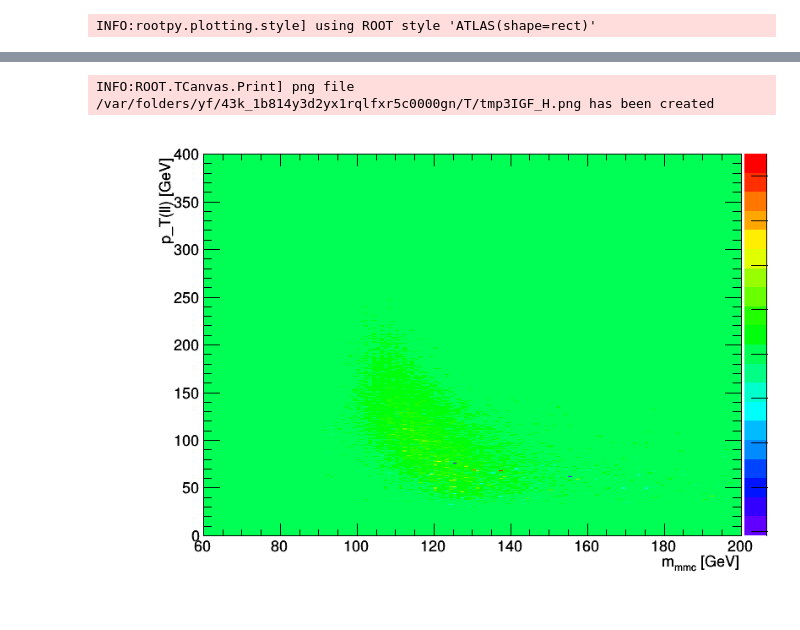
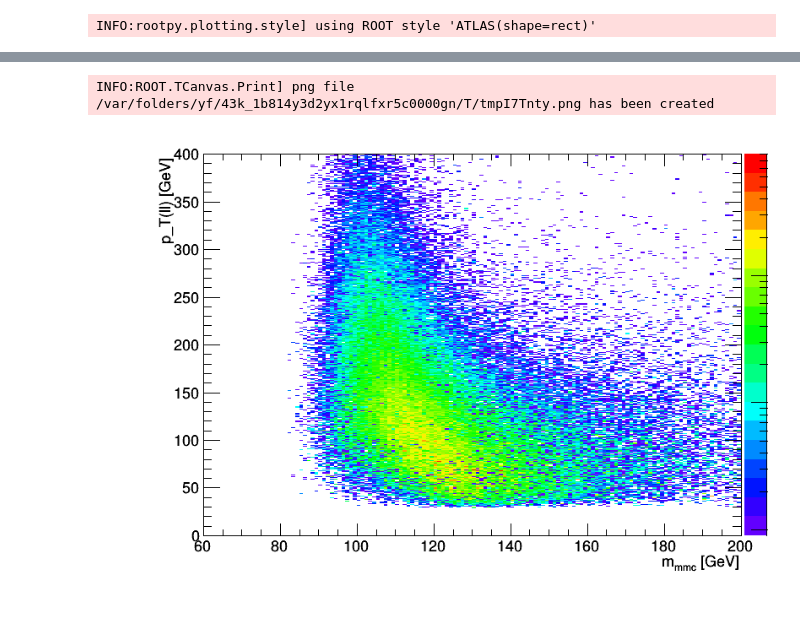
Before and after one commit to qbuat/WsInputInspector, a Jupyter notebook: scatter_analysis.ipynb, the cells around one changed output, grey strips where cells are left out. Drawn from its saved outputs; the diff is of its cells as text; code cells hidden in the pictures.

```diff
--- a/scatter_analysis.ipynb
+++ b/scatter_analysis.ipynb
@@ -168,10 +183,11 @@ map_mc = rfile_3.Get('ZllS22_ZCRHH_VBFMMC_PtLL')
 # %%
 canv_3 = ROOT.TCanvas()
 map_mc.Draw('colz')
+canv_3.SetLogz()
 canv_3
 # %% [output]
-INFO:ROOT.TCanvas.Print] png file /var/folders/yf/43k_1b814y3d2yx1rqlfxr5c0000gn/T/tmp3IGF_H.png has been created
+INFO:ROOT.TCanvas.Print] png file /var/folders/yf/43k_1b814y3d2yx1rqlfxr5c0000gn/T/tmpI7Tnty.png has been created
-[figure, old version]
+[figure, new version]
 # %%
 canv_3 = ROOT.TCanvas()
 map_da.Draw('colz')
```
Also changed, not shown: parts of 32 cells of this notebook, 1 other file.
